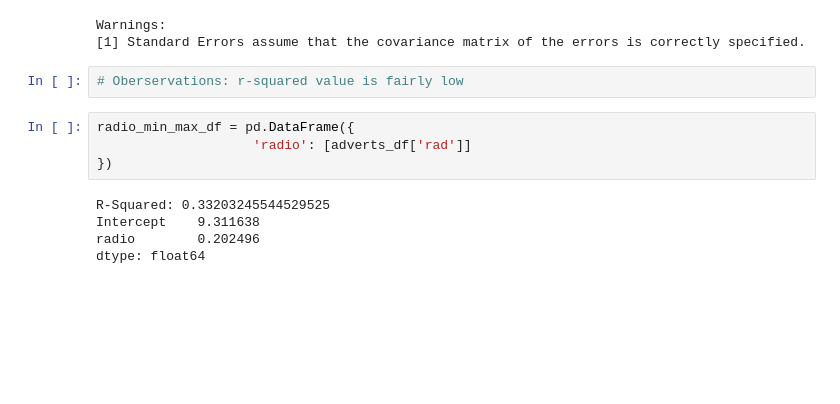
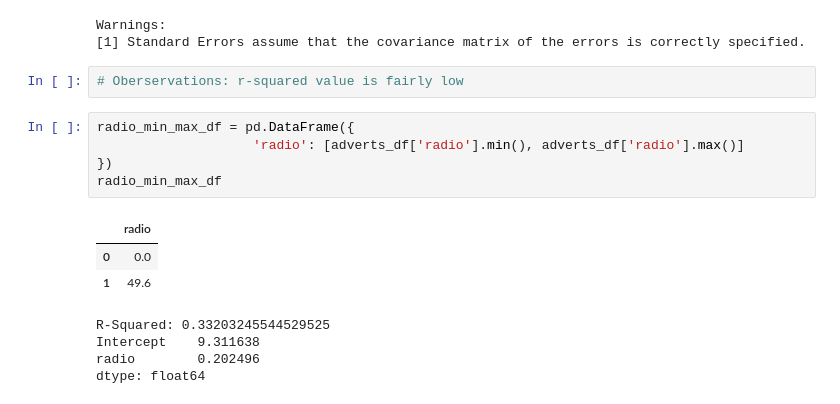
Before and after one commit to kayschulz/dsc-01-10-13-regression-statsmodels-lab-seattle-ds-career-040119, a Jupyter notebook: index.ipynb, the cells around one changed output. Drawn from its saved outputs; the diff is of its cells as text; blank space fills up the shorter version.

```diff
--- a/index.ipynb
+++ b/index.ipynb
@@ -235,8 +235,13 @@ Warnings:
 # Oberservations: r-squared value is fairly low
 # %%
 radio_min_max_df = pd.DataFrame({
-                    'radio': [adverts_df['rad']]
+                    'radio': [adverts_df['radio'].min(), adverts_df['radio'].max()]
 })
+radio_min_max_df
+# %% [output]
+|  | radio |
+| 0 | 0.0 |
+| 1 | 49.6 |
 # %%
 # %% [output]
 R-Squared: 0.33203245544529525
```
